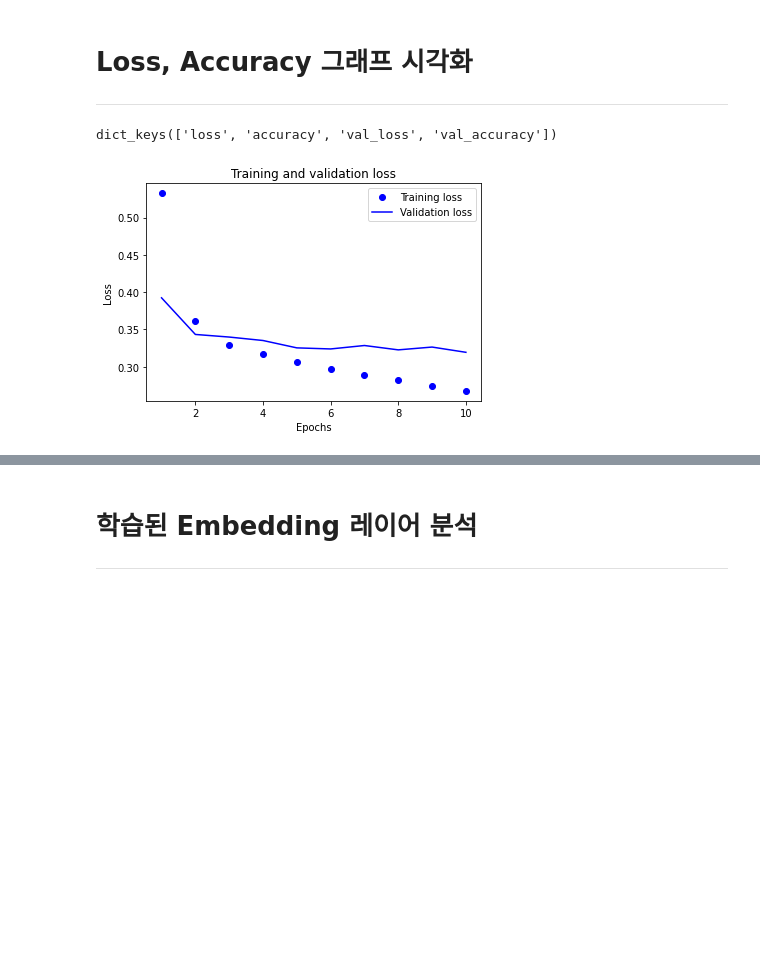
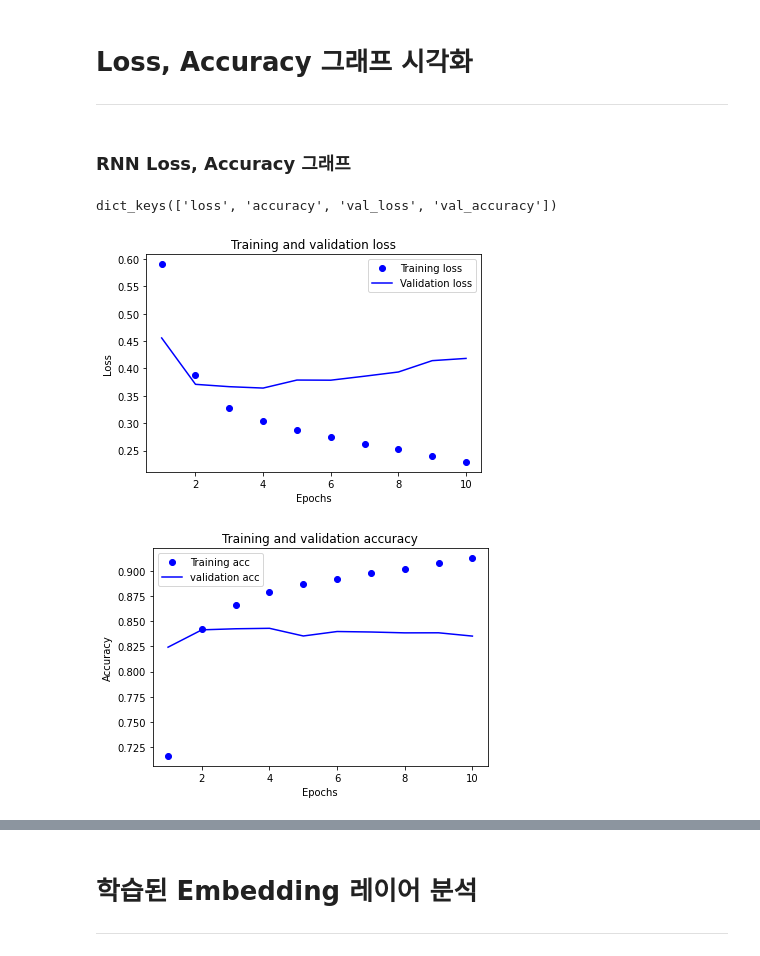
Before and after one commit to jisulee42/Aiffel, a Jupyter notebook: [E-07]영화리뷰_텍스트_감성분석하기.ipynb, the cells around one changed output, grey strips where cells are left out. Saved outputs shown, nothing was run; the diff lists cells and outputs as text; code cells hidden in the pictures; blank space fills up the shorter version.

```diff
--- a/[E-07]영화리뷰_텍스트_감성분석하기.ipynb
+++ b/[E-07]영화리뷰_텍스트_감성분석하기.ipynb
@@ -285,0 +284,11 @@ _________________________________________________________________
+# %%
+# validation set 80000건 분리
+x_val = X_train[:80000]
+y_val = y_train[:80000]
+
+# validation set을 제외한 나머지
+partial_X_train = X_train[80000:]
+partial_y_train = y_train[80000:]
+
+print(partial_X_train.shape)
+print(x_val.shape)
@@ -393,11 +300,0 @@ _________________________________________________________________
-# %%
-# validation set 10000건 분리
-x_val = X_train[:10000]
-y_val = y_train[:10000]
-
-# validation set을 제외한 나머지 15000건
-partial_X_train = X_train[10000:]
-partial_y_train = y_train[10000:]
-
-print(partial_X_train.shape)
-print(partial_y_train.shape)
@@ -407,15 +303,19 @@ print(partial_y_train.shape)
 # %%
-model.compile(optimizer='RMSProp',
+rnn_model.compile(optimizer='adam',
              loss='binary_crossentropy',
              metrics=['accuracy'])
 
 epochs=10 # 몇 epoch를 훈련하면 좋을지 결과를 보면서 바꾸어 보자
 
-history = model.fit(partial_X_train,
+rnn_history = rnn_model.fit(partial_X_train,
                    partial_y_train,
                    epochs=epochs,
                    batch_size=512,
                    validation_data=(x_val, y_val),
                    verbose=1)
+
+rnn_results = rnn_model.evaluate(X_test, y_test, verbose=2)
+
+print(rnn_results)
 # %% [output]
 Epoch 1/10
@@ -448,30 +412,44 @@ print(results)
 # %% [markdown]
 # Loss, Accuracy 그래프 시각화
 ---
-# %%
-history_dict = history.history
-print(history_dict.keys()) # epoch에 따른 그래프를 그려볼 수 있는 항목들
-# %% [output]
-dict_keys(['loss', 'accuracy', 'val_loss', 'val_accuracy'])
+# %% [markdown]
+### RNN Loss, Accuracy 그래프
 # %%
 import matplotlib.pyplot as plt
+
+
+history_dict = rnn_history.history
+print(history_dict.keys()) # epoch에 따른 그래프를 그려볼 수 있는 항목들
 
 acc = history_dict['accuracy']
 val_acc = history_dict['val_accuracy']
 loss = history_dict['loss']
 val_loss = history_dict['val_loss']
 
 epochs = range(1, len(acc) + 1)
 
 # "bo"는 "파란색 점"이다.
 plt.plot(epochs, loss, 'bo', label='Training loss')
 # "b"는 "파란 실선"이다.
 plt.plot(epochs, val_loss, 'b', label='Validation loss')
 plt.title('Training and validation loss')
 plt.xlabel('Epochs')
 plt.ylabel('Loss')
 plt.legend()
 
 plt.show()
+
+plt.clf() # 그림을 초기화
+
+plt.plot(epochs, acc, 'bo', label='Training acc')
+plt.plot(epochs, val_acc, 'b', label='validation acc')
+plt.title('Training and validation accuracy')
+plt.xlabel('Epochs')
+plt.ylabel('Accuracy')
+plt.legend()
+
+plt.show()
 # %% [output]
+dict_keys(['loss', 'accuracy', 'val_loss', 'val_accuracy'])
-[figure, old version]
+[figure, new version]
+[figure, added]
```
Also changed, not shown: parts of 28 cells of this notebook.
